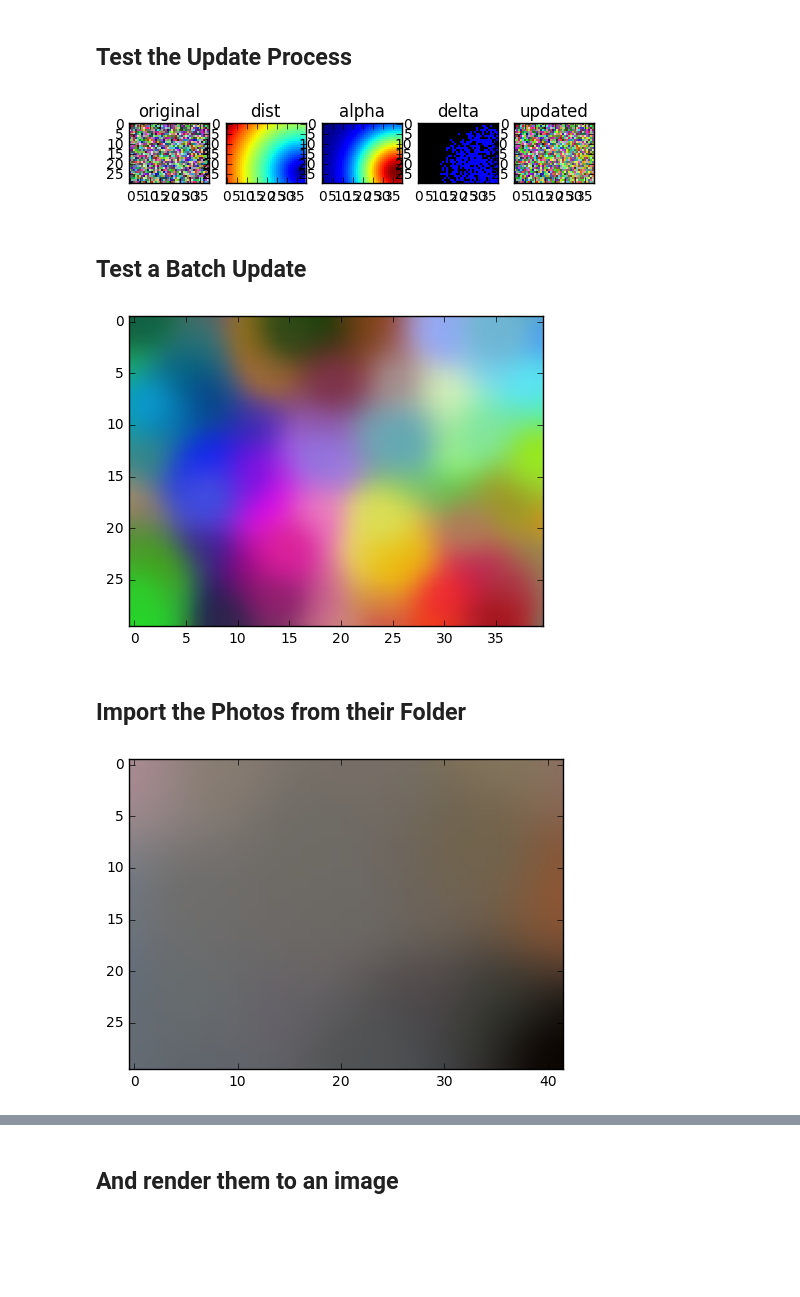
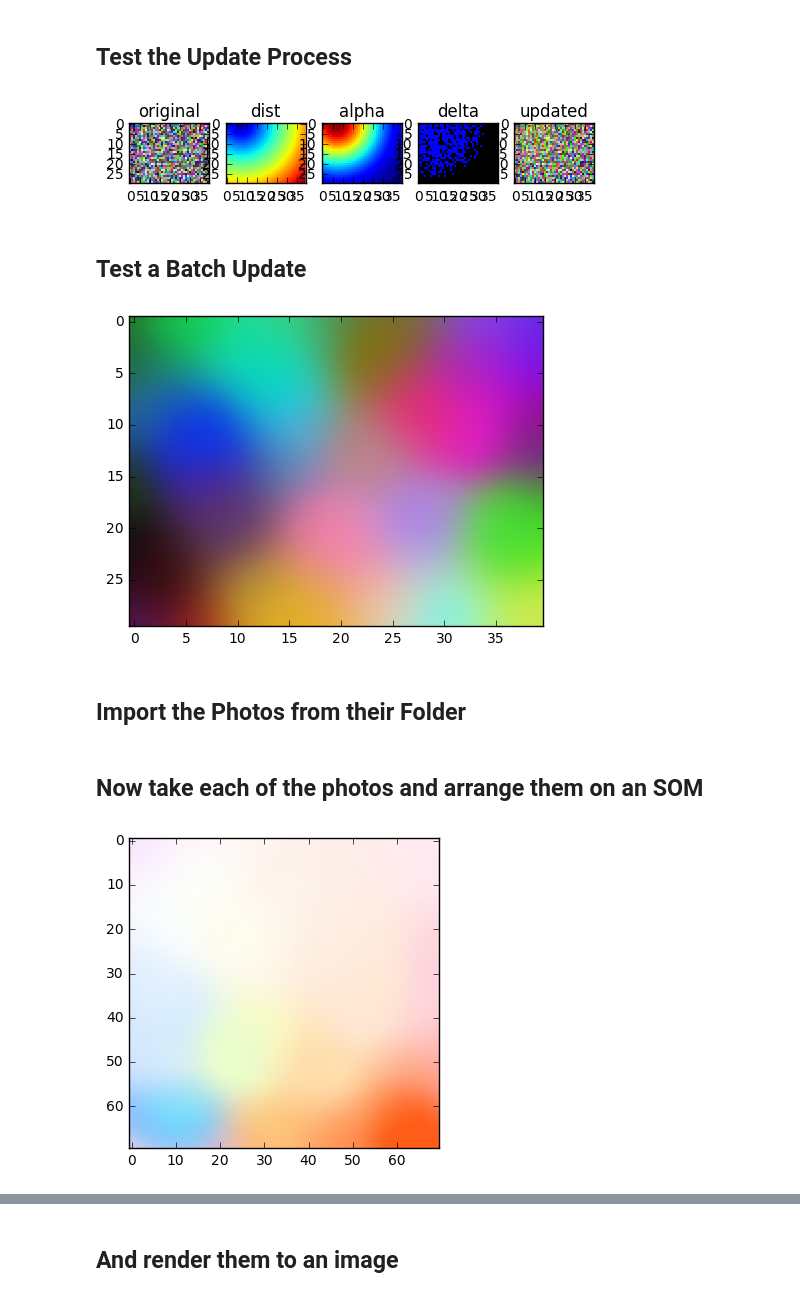
Before and after one commit to tomstewart89/SelfOrganisingCollage, a Jupyter notebook: SelfOrganisingWeddingInvite.ipynb, the cells around one changed output, grey strips where cells are left out. Saved outputs shown, nothing was run; the diff lists cells and outputs as text; code cells hidden in the pictures; blank space fills up the shorter version.

Commit message:
finished off algorithm for arranging the photos

```diff
--- a/SelfOrganisingWeddingInvite.ipynb
+++ b/SelfOrganisingWeddingInvite.ipynb
@@ -6,7 +6,6 @@ import math as m
 from matplotlib import pyplot as plt
 from numpy.linalg import norm
 from IPython.display import clear_output
-
 
 class SelfOrganisingMap:
 
@@ -20,8 +19,12 @@ class SelfOrganisingMap:
     # returns the row / column indicies of the best matching unit for a given datapoint
     def getBMU(self, x):
 
-        idx = np.mean(np.abs(self.grid-x),2).argmin()
+        idx = np.linalg.norm(self.grid - x, axis = 2).argmin()
         return idx / self.grid.shape[1], idx % self.grid.shape[1]
+
+    def getBMUDist(self, x):
+
+        return np.linalg.norm(x-self.grid[self.getBMU(x)])
 
     # returns an array representing the distance of each cell from the given row/col
     def dist(self, row, col):
@@ -82,11 +85,11 @@ plt.imshow(som.grid,interpolation='none')
 
 plt.show()
 # %% [output]
-[figure, old version]
+[figure, new version]
 # %% [markdown]
 ## Test a Batch Update
 # %%
-som = SelfOrganisingMap(30,40,3,5,5)
+som = SelfOrganisingMap(30,40,3,10,5)
 
 batch = [np.random.rand(3) for _ in range(400)]
 
@@ -96,7 +99,7 @@ for x in batch:
 plt.imshow(som.grid)
 plt.show()
 # %% [output]
-[figure, old version]
+[figure, new version]
 # %% [markdown]
 ## Import the Photos from their Folder
 # %%
@@ -105,31 +108,32 @@ import scipy.misc as misc
 
 class Photo:
     def __init__(self, filepath):
+
         self.filepath = filepath
+        self.coords = []
+        self.shape = []
+        self.placed = False
+
         img = misc.imread(filePath)
-        self.coords = (0,0)
-        self.dims = img.size
-        self.aspectRatio = img.size[0] / img.size[1] # w / h
-        self.val = misc.imread(filePath).mean(axis=(0,1))[:3]
+        self.aspectRatio = [3,4] if img.shape[0] < img.shape[1] else [4,3]
+        self.val = misc.imread(filePath).mean(axis=(0,1))[:3]; self.val /= np.max(self.val)
 
-class Collage:
-    pass
+photos = []
 
-directory = os.path.join(os.getcwd(),'thumbs')
-
-# We'll populate a dictionary keyed on the image's filename for it's mean RGB val
-collage = []
+directory = os.path.join(os.getcwd(),'images')
 
 for f in os.listdir(directory):
     filePath = os.path.join(directory, f)
-    collage.append(Photo(filePath))
+    photos.append(Photo(filePath))
+# %% [markdown]
+## Now take each of the photos and arrange them on an SOM
 # %%
-som = SelfOrganisingMap(30,42,3,20,10)
+som = SelfOrganisingMap(70,70,3,50,20)
 
-for photo in collage:
-    som.update(photo.val.round() / 255)
+for photo in photos:
+    som.update(photo.val)
 
 plt.imshow(som.grid)
 plt.show()
 # %% [output]
-[figure, old version]
+[figure, new version]
```
Also changed, not shown: parts of 11 cells of this notebook.
